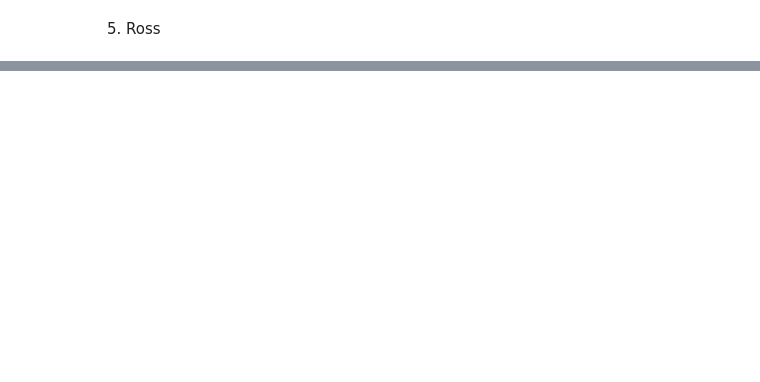
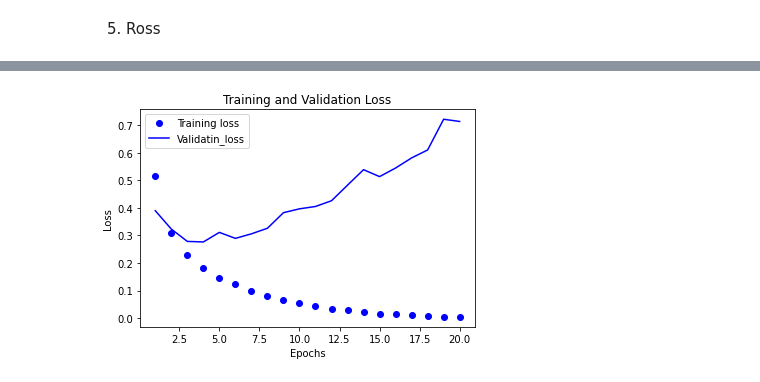
Before and after one commit to shcho11/sentiment_analysis-202012-, a Jupyter notebook: ENG.ipynb, the cells around one changed output, grey strips where cells are left out. Drawn from its saved outputs; the diff is of its cells as text; code cells hidden in the pictures; blank space fills up the shorter version.

```diff
--- a/ENG.ipynb
+++ b/ENG.ipynb
@@ -1153,0 +963,81 @@ print("twitter 품사태깅 : ", twitter.pos(u"집에 가면 감자 좀 쪄줄
+# %%
+from keras.datasets import imdb
+from keras import models
+from keras import layers
+import numpy as np
+from keras.utils import to_categorical
+
+(train_data,train_labels),(test_data,test_labels)=imdb.load_data(num_words=10000) #데이터 로딩 + 자주 나타나는 단어 1만개만 사용하겠다. => 적절한 크기의 벡터 데이터를 얻기 위함.
+
+def make_one_hot(sequences,dimension=10000):
+  results=np.zeros((len(sequences),dimension)) #10000차원으로 개수만큼
+
+  for i,sequence in enumerate(sequences):
+    results[i,sequence]=1. #results[i]에서 특정 인덱스의 위치를 1로 만듭니다
+  return results
+
+x_train=make_one_hot(train_data)
+x_test=make_one_hot(test_data)
+
+y_train=np.asarray(train_labels).astype('float32')
+y_test=np.asarray(test_labels).astype('float32')
+
+#모델 정의
+model=models.Sequential()
+model.add(layers.Dense(16,activation='relu',input_shape=(10000,)))
+model.add(layers.Dense(16,activation='relu'))
+model.add(layers.Dense(1,activation='sigmoid')) #긍정이냐 부정이냐 !
+
+#binary_crossentropy는 정보이론에서 온 개념으로 확률 분포간의 차이를 측정한다.(이진 분류에서 사용한다)
+model.compile(optimizer='rmsprop',loss='binary_crossentropy',metrics=['accuracy'])
+
+#또 다른 방법
+from keras import optimizers
+model.compile(optimizer=optimizers.RMSprop(lr=0.001),loss='binary_crossentropy',metrics=['accuracy'])
+
+#또 다른 방법
+from keras import losses
+from keras import metrics
+model.compile(optimizer=optimizers.RMSprop(lr=0.001),loss=losses.binary_crossentropy,metrics=[metrics.binary_accuracy])
+
+#검증 데이터 만들기
+x_val=x_train[:10000]
+partial_x_train=x_train[10000:]
+
+y_val=y_train[:10000]
+partial_y_train=y_train[10000:]
+
+#훈련하기
+#model.fit이 History객체를 반환한다.
+#객체는 (acc,loss,val_acc,val_loss))를 딕셔너리 형태로 가지고 있다.
+#검증 데이터는 validation_data에 전달한다.
+history=model.fit(partial_x_train,partial_y_train,epochs=20,batch_size=512,validation_data=(x_val,y_val))
+
+#시각화 하기 - 훈련과 검증 손실
+import matplotlib.pyplot as plt
+
+history_dict=history.history
+loss=history_dict['loss']
+val_loss=history_dict['val_loss']
+
+epochs=range(1,len(loss)+1)
+
+plt.plot(epochs,loss,'bo',label='Training loss')
+plt.plot(epochs,val_loss,'b',label='Validatin_loss')
+
+plt.title('Training and Validation Loss')
+plt.xlabel('Epochs')
+plt.ylabel('Loss')
+
+plt.legend()
+
+plt.show()
+
+
+#성능 측정
+results=model.evaluate(x_test,y_test)
+print("Results: ",results)
+
+from keras.models import load_model
+model.save('KU_NLP') #모델 저장하기
+# %% [output]
@@ -1153,0 +1063 @@ print("twitter 품사태깅 : ", twitter.pos(u"집에 가면 감자 좀 쪄줄
+[figure, added]
```
Also changed, not shown: parts of 37 cells of this notebook.
